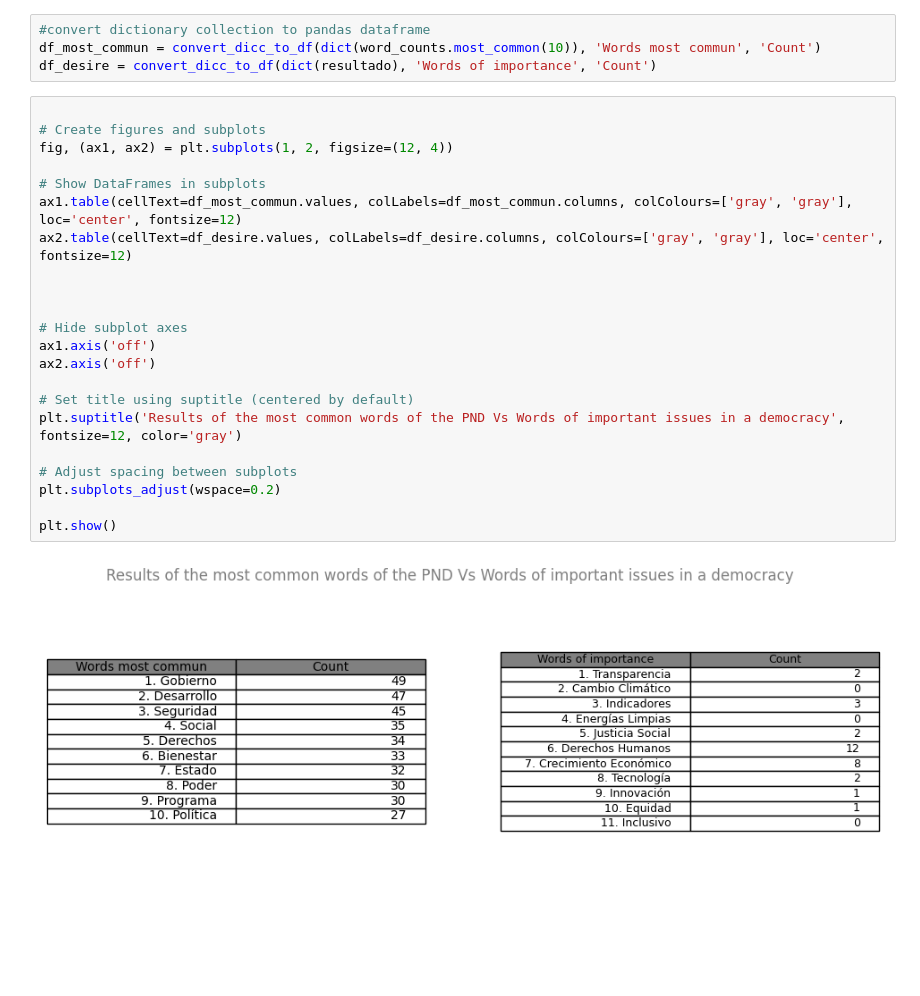
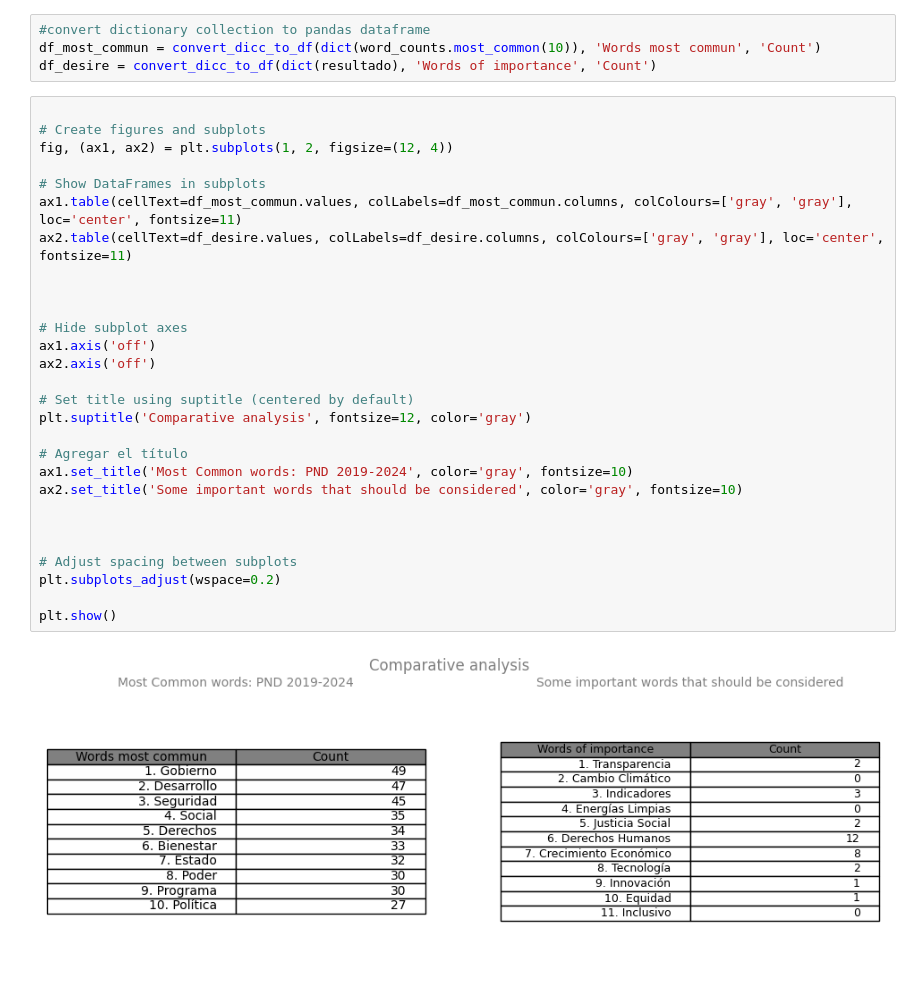
Before and after one commit to hiramdsmx/AnalyticPND2019, a Jupyter notebook: ReadPND2030.ipynb, the cells around one changed output. Drawn from its saved outputs; the diff is of its cells as text; blank space fills up the shorter version.

Commit message:
Update titles

```diff
--- a/ReadPND2030.ipynb
+++ b/ReadPND2030.ipynb
@@ -176,24 +176,30 @@ df_desire = convert_dicc_to_df(dict(resultado), 'Words of importance', 'Count')
 # %%
 
 # Create figures and subplots
 fig, (ax1, ax2) = plt.subplots(1, 2, figsize=(12, 4))
 
 # Show DataFrames in subplots
-ax1.table(cellText=df_most_commun.values, colLabels=df_most_commun.columns, colColours=['gray', 'gray'], loc='center', fontsize=12)
-ax2.table(cellText=df_desire.values, colLabels=df_desire.columns, colColours=['gray', 'gray'], loc='center', fontsize=12)
+ax1.table(cellText=df_most_commun.values, colLabels=df_most_commun.columns, colColours=['gray', 'gray'], loc='center', fontsize=11)
+ax2.table(cellText=df_desire.values, colLabels=df_desire.columns, colColours=['gray', 'gray'], loc='center', fontsize=11)
 
 
 
 # Hide subplot axes
 ax1.axis('off')
 ax2.axis('off')
 
 # Set title using suptitle (centered by default)
-plt.suptitle('Results of the most common words of the PND Vs Words of important issues in a democracy', fontsize=12, color='gray')
+plt.suptitle('Comparative analysis', fontsize=12, color='gray')
+
+# Agregar el título
+ax1.set_title('Most Common words: PND 2019-2024', color='gray', fontsize=10)
+ax2.set_title('Some important words that should be considered', color='gray', fontsize=10)
+
+
 
 # Adjust spacing between subplots
 plt.subplots_adjust(wspace=0.2)
 
 plt.show()
 # %% [output]
-[figure, old version]
+[figure, new version]
```
Also changed, not shown: parts of 1 cell of this notebook.
